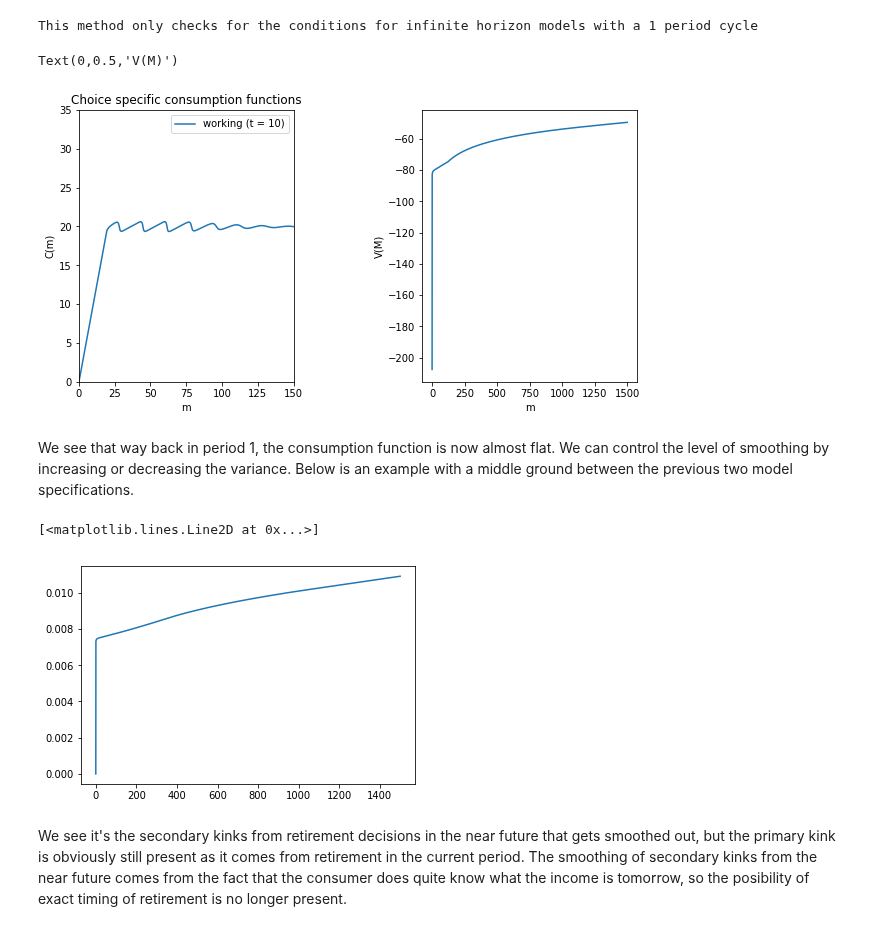
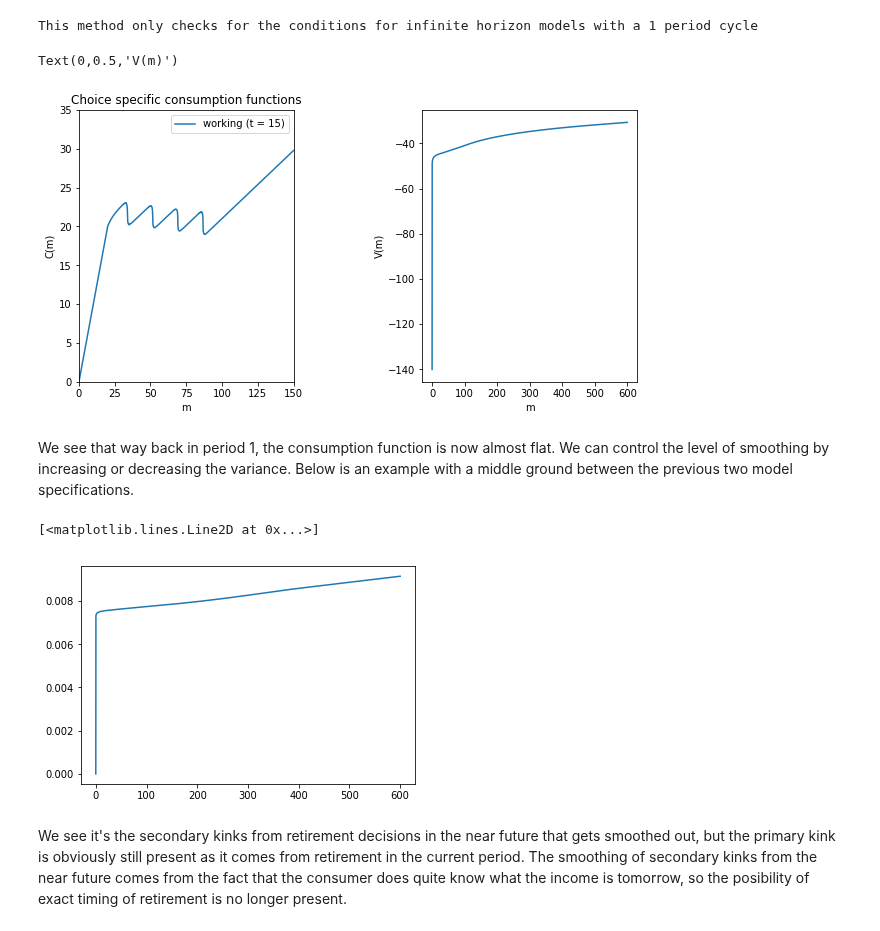
Before and after one commit to econ-ark/REMARK, a Jupyter notebook: REMARKs/EndogenousRetirement/Endogenous-Retirement.ipynb, the cells around one changed output. Drawn from its saved outputs; the diff is of its cells as text; code cells hidden in the pictures.

```diff
--- a/REMARKs/EndogenousRetirement/Endogenous-Retirement.ipynb
+++ b/REMARKs/EndogenousRetirement/Endogenous-Retirement.ipynb
@@ -297,17 +297,17 @@ def calcExtraSaves(saveCommon, rs, ws, par, mGrid):
         # ws.C and ws.V_T are on the ws.m grid, so we use that to interpolate.
 
         Crs = LinearInterp(rs.m, rs.C)(mGrid)
-        V_Trs = LinearInterp(rs.m, rs.V_T)(mGrid)
+        V_rs = numpy.divide(-1, LinearInterp(rs.m, rs.V_T)(mGrid))
 
-        V_Tws = ws.V_T
         Cws = ws.C
+        V_ws = numpy.divide(-1, ws.V_T)
 
-        V_T, P = calcLogSumChoiceProbs(numpy.stack((V_Trs, V_Tws)), par.sigma)
+        V, P = calcLogSumChoiceProbs(numpy.stack((V_rs, V_ws)), par.sigma)
 
         C = (P*numpy.stack((Crs, Cws))).sum(axis=0)
     else:
         C, V_T, P = None, None, None
-    return C, V_T, P
+    return C, numpy.divide(-1.0, V), P
 
 
 RetiringDeatonParameters = namedtuple('RetiringDeatonParamters',
@@ -597,14 +599,14 @@ To construct an instance of an agent who solves the problem above, we initialize
 # %%
 CRRA = 1.0
 DiscFac = 0.98
-Rfree = 1/DiscFac
+Rfree = 1.0
 DisUtil = 1.0
 T = 20
 sigma = 0.0
 
 aXtraMin = 1e-6
-aXtraMax = 1000.0
-aXtraCount = 2000
+aXtraMax = 400.0
+aXtraCount = 6000
 aXtraExtra = () # this is additional points to add (for precision around know problematic areas)
 aXtraNestFac = 1 # this is the times to nest
 
@@ -614,7 +616,7 @@ TranShkStd = [0.000]*T
 TranShkCount = 1
 PermShkStd = [0.0]*T
 PermShkCount = 1
-EGMCount=3000
+EGMCount=7000
 saveCommon=True
 T_retire = 0 # not applicable, it's endogenous
 T_cycle = T
@@ -840,37 +840,38 @@ To set a positive variance we specify $\sigma^2$ and the number of nodes used to
 # %%
 #modelTranInc = dcegm.RetiringDeaton(saveCommon = True)
 incshk_params = copy.deepcopy(retiring_params)
+incshk_params['Rfree'] = 1.00
 incshk_params['TranShkCount'] = 100
-incshk_params['TranShkStd'] = [0.05]*incshk_params['T']
+incshk_params['TranShkStd'] = [sqrt(0.005)]*incshk_params['T']
 modelTranInc = RetiringDeaton(**incshk_params)
 modelTranInc.solve()
 # %% [output]
 This method only checks for the conditions for infinite horizon models with a 1 period cycle
 # %%
-modelTranInc.timeRev()
-t = 10
+
+t = 15
 f, axs = plt.subplots(1,2,figsize=(10,5))
 plt.subplots_adjust(wspace=0.6)
 
 plt.subplot(1,2,1)
 modelTranInc.plotC(t, 2)
 plt.xlim((0,150))
 plt.ylim((0,35))
 plt.subplot(1,2,2)
 plt.plot(modelTranInc.mGrid, numpy.divide(-1.0, modelTranInc.solution[t].V_T))
 plt.xlabel("m")
 plt.ylabel("V(m)")
 #plt.ylim((-120, -50))
 # %% [output]
-Text(0,0.5,'V(M)')
+Text(0,0.5,'V(m)')
-[figure, old version]
+[figure, new version]
 # %% [markdown]
 We see that way back in period 1, the consumption function is now almost flat. We can control the level of smoothing by increasing or decreasing the variance. Below is an example with a middle ground between the previous two model specifications.
 # %%
 plt.plot(model.solution[1].ChoiceSols[1].m, model.solution[1].ChoiceSols[1].V_TFunc(model.solution[1].ChoiceSols[1].m))
 # %% [output]
 [<matplotlib.lines.Line2D at 0x...>]
-[figure, old version]
+[figure, new version]
 # %% [markdown]
 We see it's the secondary kinks from retirement decisions in the near future that gets smoothed out, but the primary kink is obviously still present as it comes from retirement in the current period. The smoothing of secondary kinks from the near future comes from the fact that the consumer does quite know what the income is tomorrow, so the posibility of exact timing of retirement is no longer present.
 # %% [markdown]
```
Also changed, not shown: parts of 24 cells of this notebook, 1 other file.
